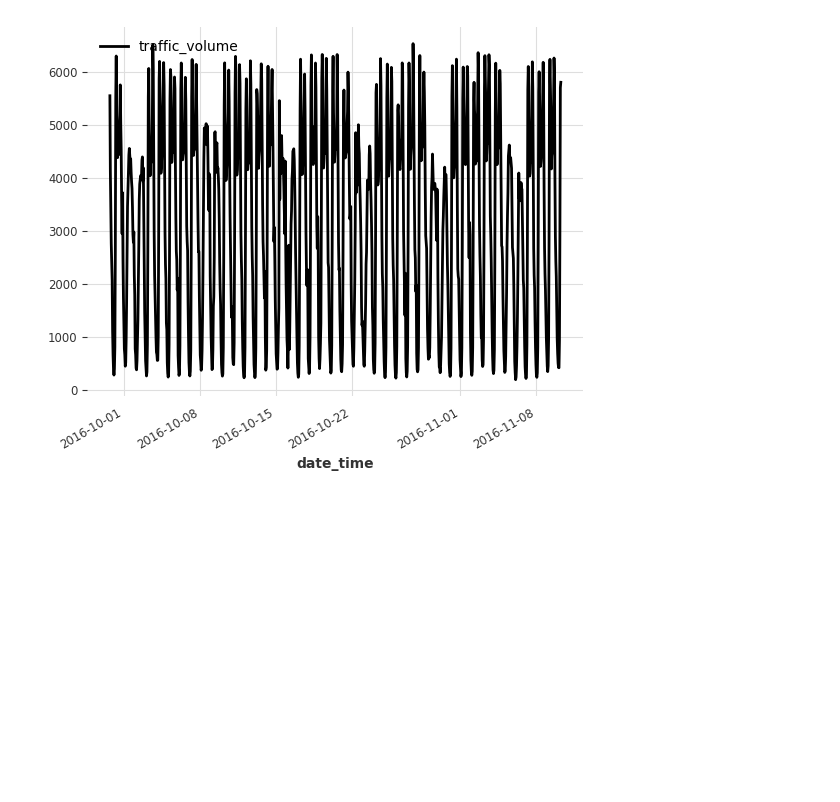
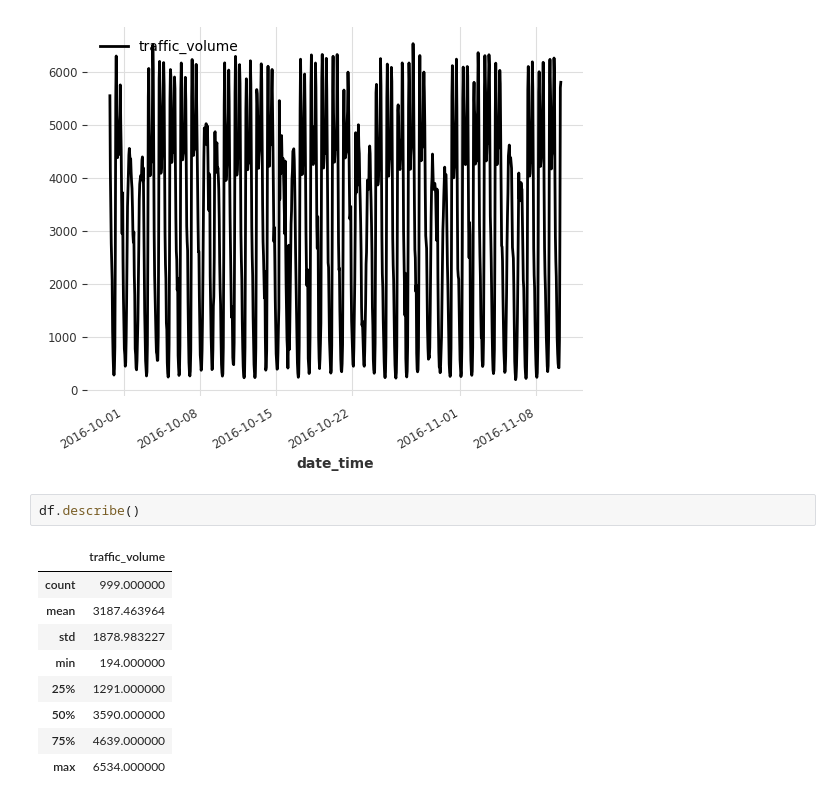
Before and after one commit to janakparajuli/N-BEATS, a Jupyter notebook: N-BEATS.ipynb, the cells around one changed output. Drawn from its saved outputs; the diff is of its cells as text; blank space fills up the shorter version.

```diff
--- a/N-BEATS.ipynb
+++ b/N-BEATS.ipynb
@@ -46,3 +46,15 @@ Attributes:
 series.plot()
 # %% [output]
 [figure]
+# %%
+df.describe()
+# %% [output]
+|  | traffic_volume |
+| count | 999.000000 |
+| mean | 3187.463964 |
+| std | 1878.983227 |
+| min | 194.000000 |
+| 25% | 1291.000000 |
+| 50% | 3590.000000 |
+| 75% | 4639.000000 |
+| max | 6534.000000 |
```
Also changed, not shown: parts of 2 cells of this notebook.
